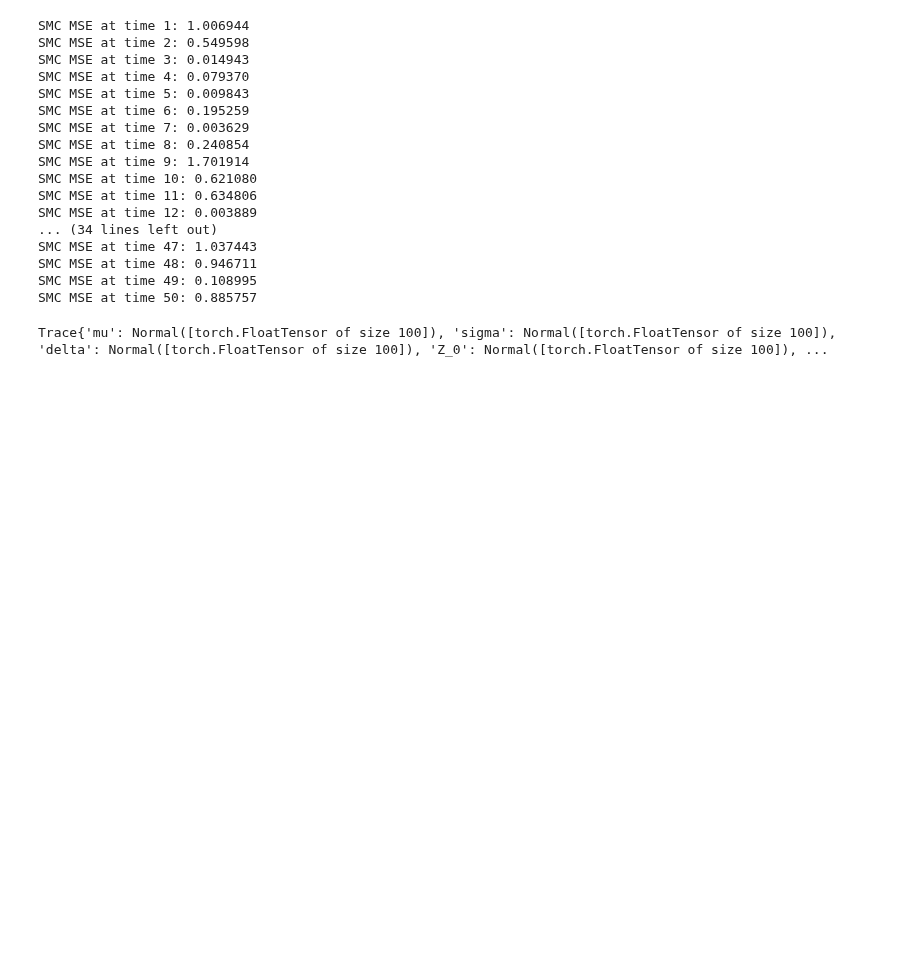
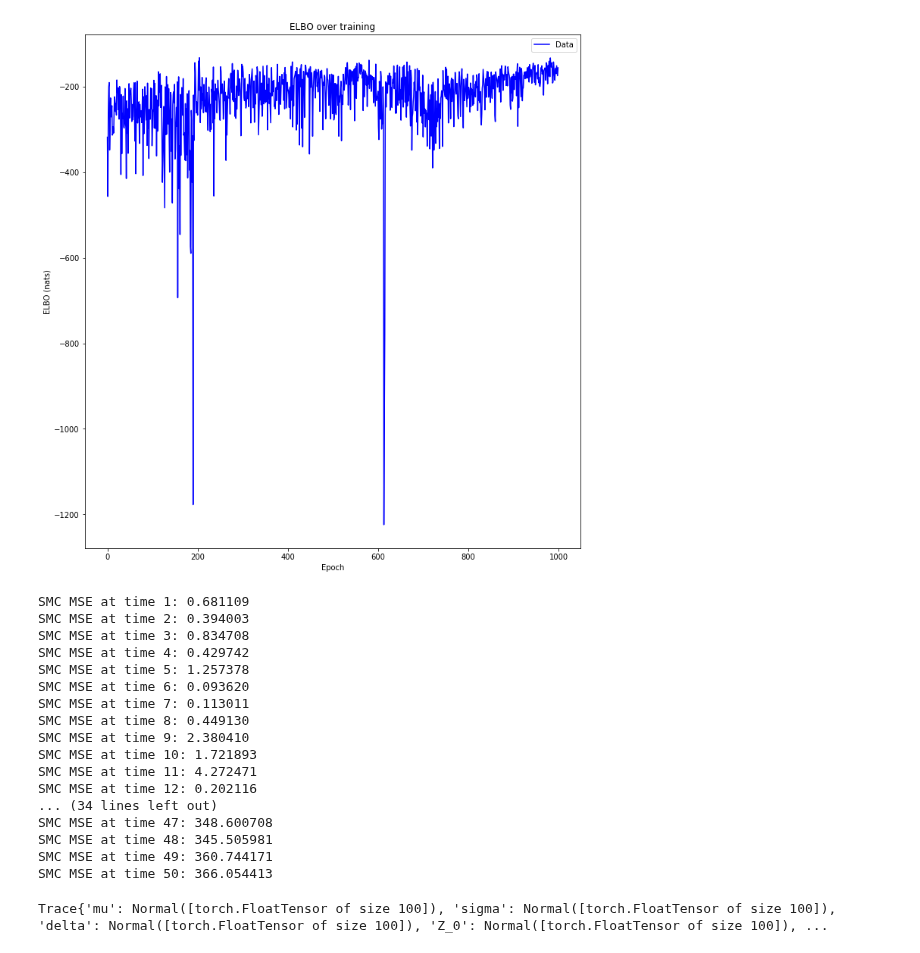
Before and after one commit to probtorch/combinators, a Jupyter notebook: ssm_smc.ipynb, the cells around one changed output. Cells and saved outputs as stored; diff of their text form; code cells hidden in the pictures; blank space fills up the shorter version.

```diff
--- a/ssm_smc.ipynb
+++ b/ssm_smc.ipynb
@@ -47,15 +46,20 @@ ssm_params = {
 }
 # %%
 init_ssm_generative = combinators.Model(ssm.init_ssm, hyper=ssm_params)
-smc_ssm = smc.SequentialMonteCarlo(combinators.Model(ssm.ssm_step), 50, initializer=init_ssm_generative)
+ssm_step_generative = combinators.Model(ssm.ssm_step)
+smc_ssm = importance.ImportanceResampler.smc(ssm_step_generative, 50, initializer=init_ssm_generative)
 # %%
 init_ssm_proposal = combinators.Model(ssm.init_ssm, trainable=ssm_params)
 ssm_step_proposal = combinators.Model(ssm.ssm_step)
-ssm_proposal = combinators.Model.compose(combinators.Model.sequence(ssm_step_proposal, 50),
-                                         init_ssm_proposal, intermediate_name='initializer')
+ssm_proposal = combinators.Model.compose(
+    combinators.Model.sequence(ssm_step_proposal, 50),
+    init_ssm_proposal, intermediate_name='initializer'
+)
 # %%
 ssm_importance = importance.ImportanceSampler(model=smc_ssm, proposal=ssm_proposal)
 # %%
-inference, init_ssm_params = smc.variational_smc(num_particles, ssm_importance, 1000, data,
-                                                 use_cuda=False, lr=1e-1)
+inference, init_ssm_params, elbos = importance.variational_importance(
+    num_particles, ssm_importance, 1000,
+    data, use_cuda=False, lr=1e-1, patience=500
+)
 # %% [output]
@@ -79,26 +101,30 @@ inference, init_ssm_params = smc.variational_smc(num_particles, ssm_importance,
+# %%
+utils.plot_evidence_bounds(elbos)
+# %% [output]
+[figure, added]
 # %%
 for t in range(1, zs.shape[0]):
     key = 'Z_%d' % t
     accuracy = ((inference[key].value - utils.optional_to(generative[key], inference[key].value))**2).mean()
     print('SMC MSE at time %d: %f' % (t, accuracy))
 # %% [output]
-SMC MSE at time 1: 1.006944
-SMC MSE at time 2: 0.549598
-SMC MSE at time 3: 0.014943
-SMC MSE at time 4: 0.079370
-SMC MSE at time 5: 0.009843
-SMC MSE at time 6: 0.195259
-SMC MSE at time 7: 0.003629
-SMC MSE at time 8: 0.240854
-SMC MSE at time 9: 1.701914
-SMC MSE at time 10: 0.621080
-SMC MSE at time 11: 0.634806
-SMC MSE at time 12: 0.003889
+SMC MSE at time 1: 0.681109
+SMC MSE at time 2: 0.394003
+SMC MSE at time 3: 0.834708
+SMC MSE at time 4: 0.429742
+SMC MSE at time 5: 1.257378
+SMC MSE at time 6: 0.093620
+SMC MSE at time 7: 0.113011
+SMC MSE at time 8: 0.449130
+SMC MSE at time 9: 2.380410
+SMC MSE at time 10: 1.721893
+SMC MSE at time 11: 4.272471
+SMC MSE at time 12: 0.202116
 ... (34 lines left out)
-SMC MSE at time 47: 1.037443
-SMC MSE at time 48: 0.946711
-SMC MSE at time 49: 0.108995
-SMC MSE at time 50: 0.885757
+SMC MSE at time 47: 348.600708
+SMC MSE at time 48: 345.505981
+SMC MSE at time 49: 360.744171
+SMC MSE at time 50: 366.054413
 # %%
 particle_mh = mcmc.IndependentMH(smc_ssm, ssm_proposal, 1000)
 # %%
```
Also changed, not shown: parts of 4 cells of this notebook.
